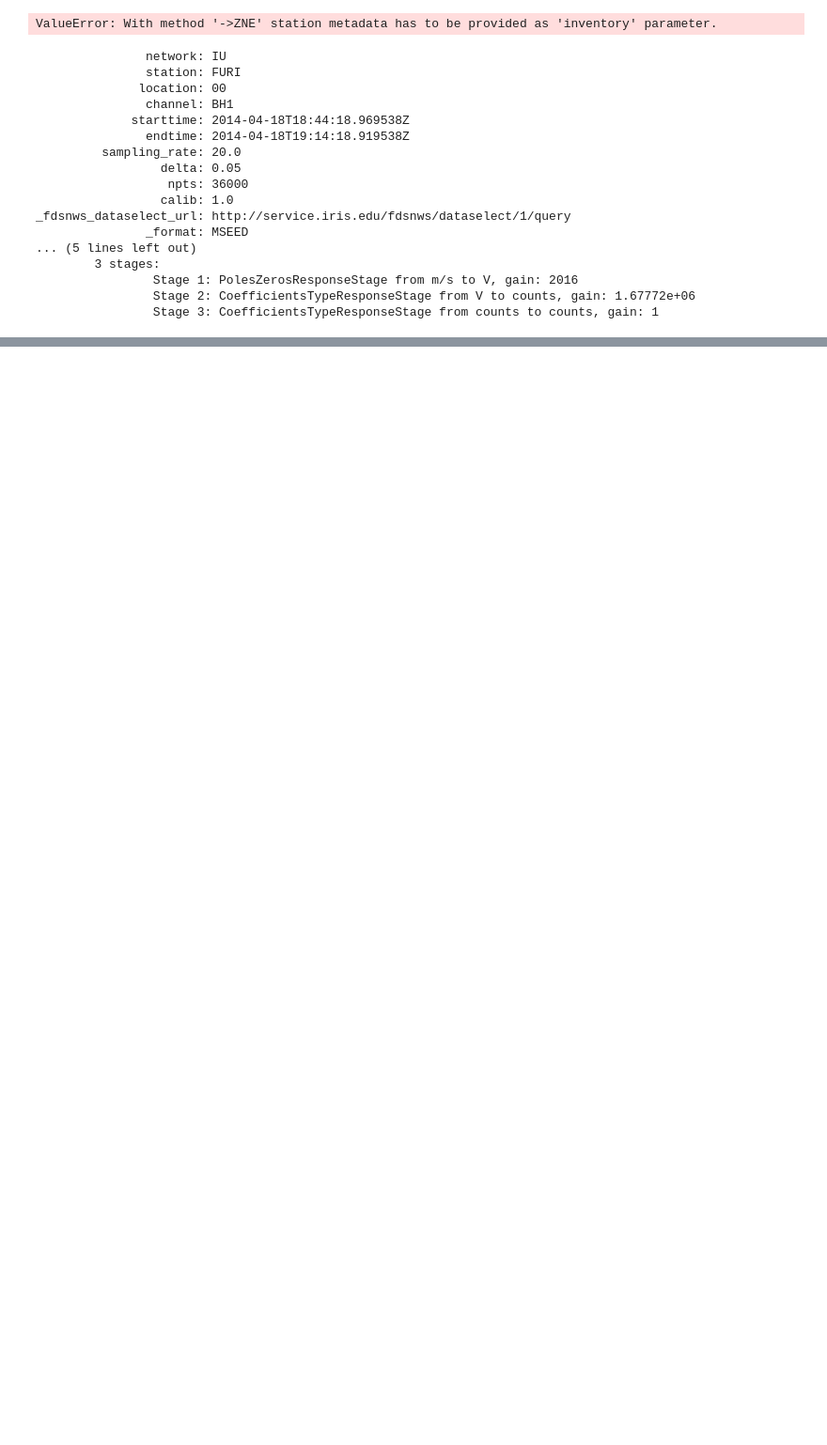
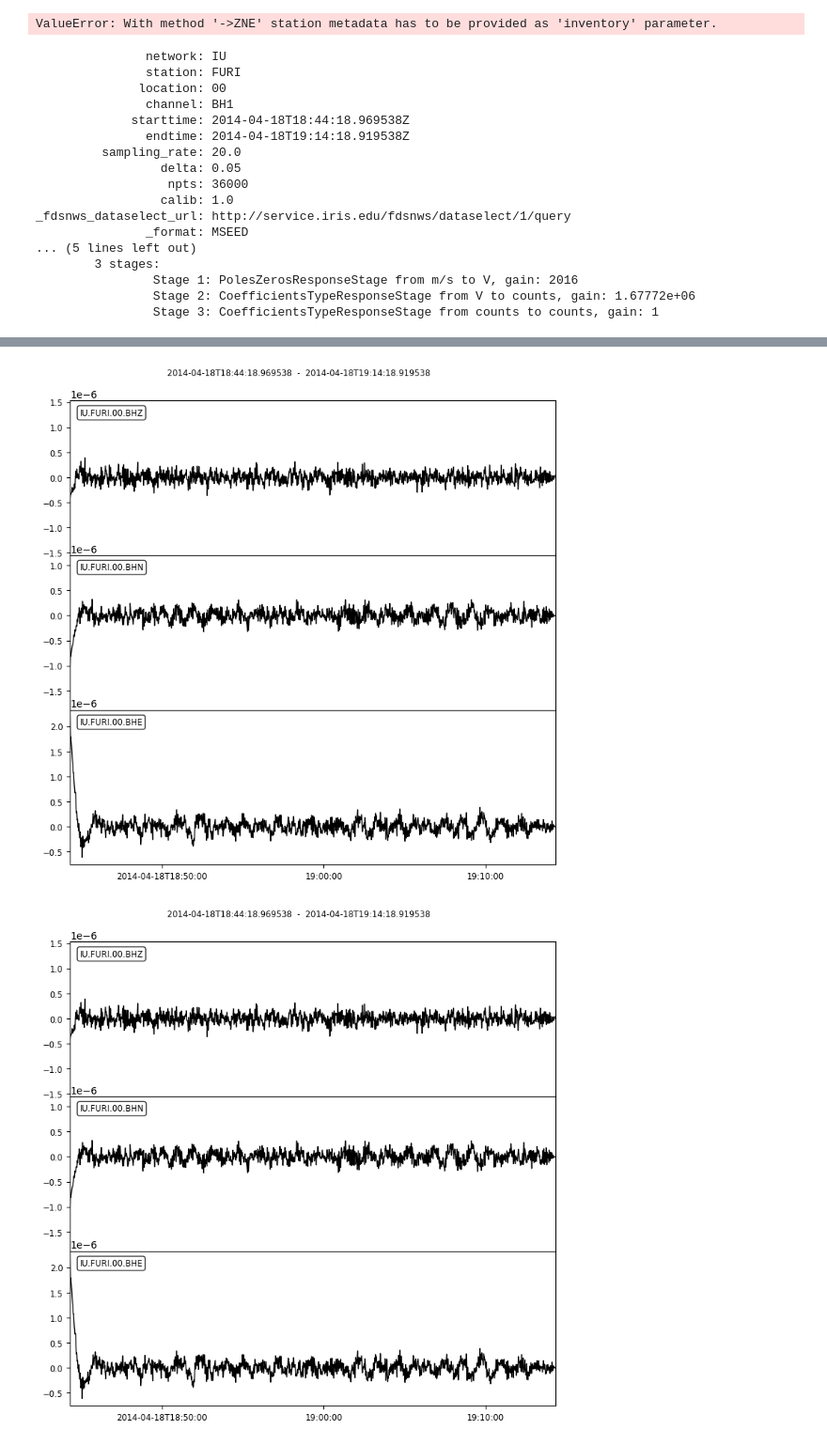
Before and after one commit to Jasplet/event_scraper, a Jupyter notebook: dev/devel_notebook.ipynb, the cells around one changed output, grey strips where cells are left out. Shown at 94% size. Saved outputs shown, nothing was run; the diff lists cells and outputs as text; code cells hidden in the pictures; blank space fills up the shorter version.

```diff
--- a/dev/devel_notebook.ipynb
+++ b/dev/devel_notebook.ipynb
@@ -183,6 +182,3 @@ st[0].stats
            calib: 1.0
          _format: SAC
              sac: AttribDict({'delta': 0.05, 'depmin': -3.2414349e-07, 'depmax': 1.0020758e-06, 'scale': 1.0, 'b': 0.040537998, 'e': 1799.9906, 'o': 0.0009999983, 'stla': 8.895, 'stlo': 38.86, 'evla': ...
-# %%
-st_t = query_events.query_waveforms(subset[0], station)
-st_t
@@ -219,0 +224,5 @@ _fdsnws_dataselect_url: http://service.iris.edu/fdsnws/dataselect/1/query
+# %%
+st_t.plot()
+# %% [output]
+[figure, added]
+[figure, added]
```
Also changed, not shown: parts of 7 cells of this notebook.
